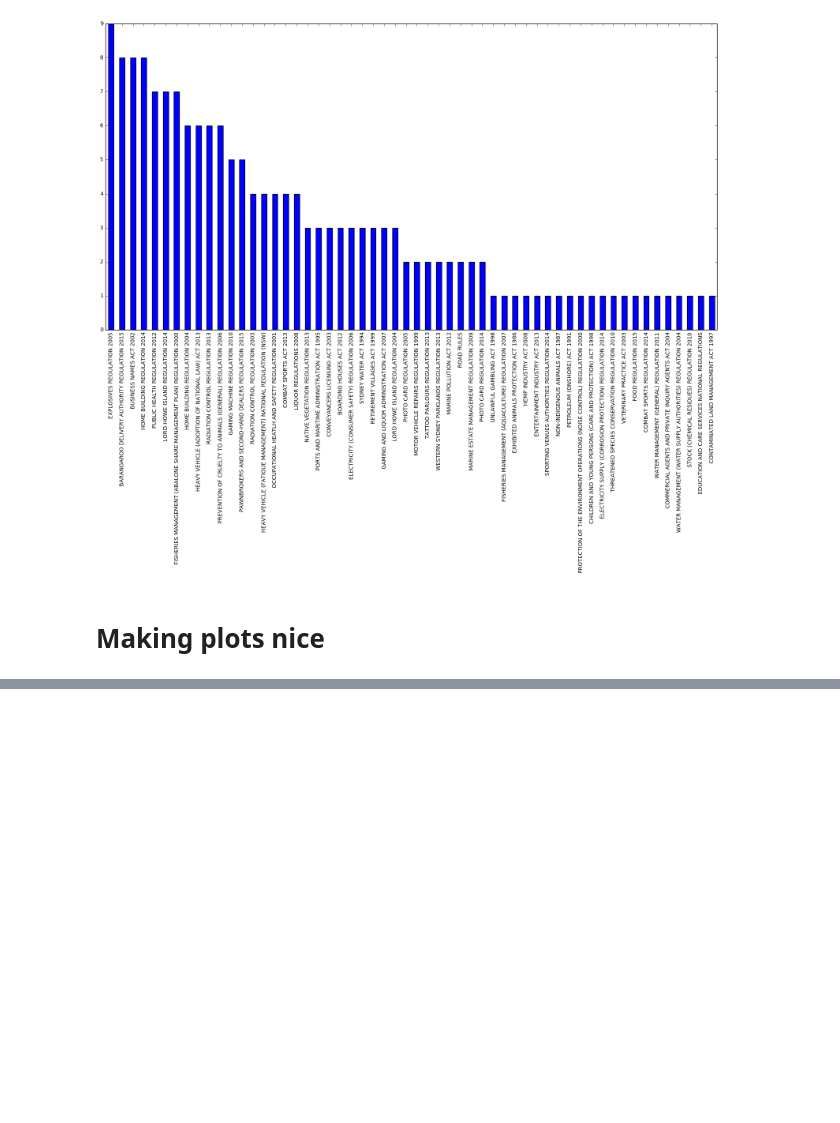
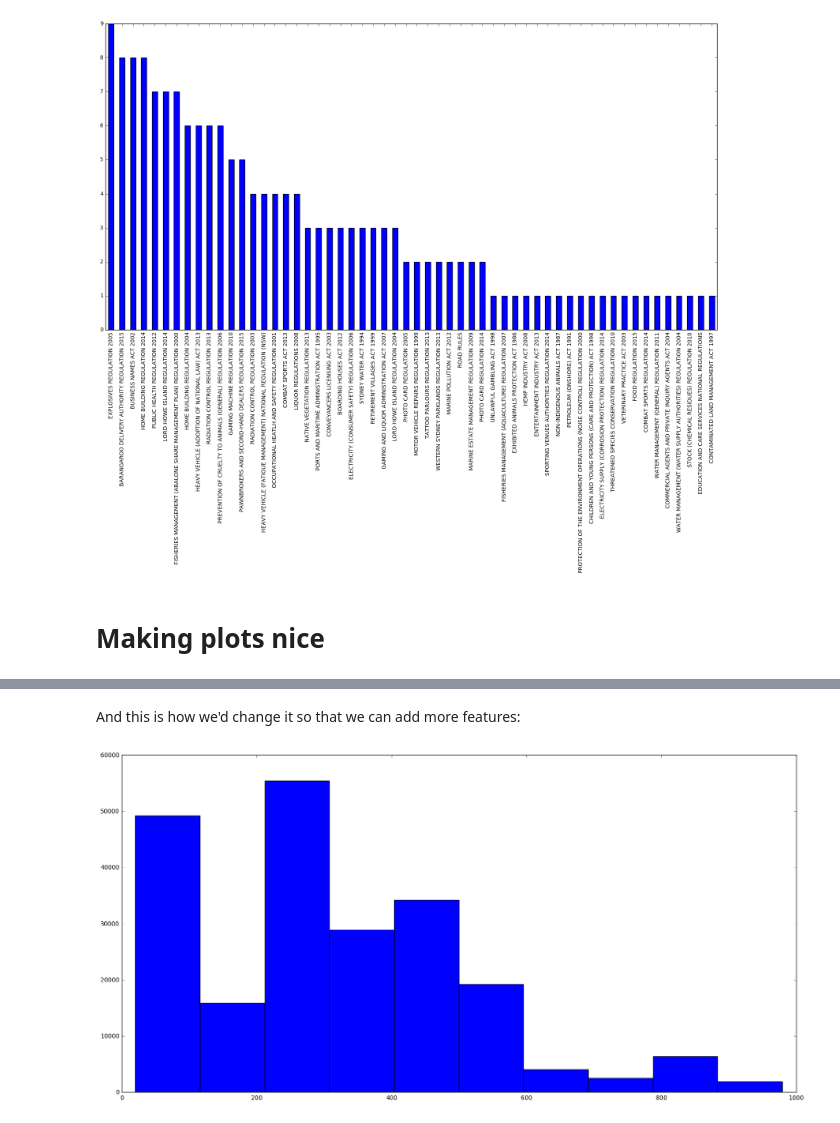
Before and after one commit to notionparallax/code1161base, a Jupyter notebook: week6/basic_pandas.ipynb, the cells around one changed output, grey strips where cells are left out. Cells and saved outputs as stored; diff of their text form; code cells hidden in the pictures; blank space fills up the shorter version.

```diff
--- a/week6/basic_pandas.ipynb
+++ b/week6/basic_pandas.ipynb
@@ -295,0 +323,9 @@ pdvc[pdvc < 10].plot(kind="bar")
+# %% [markdown]
+And this is how we'd change it so that we can add more features:
+# %%
+capped_face_value_data = penalty_data["FACE_VALUE"][penalty_data["FACE_VALUE"] < 1000]
+
+plt.hist(capped_face_value_data)
+plt.show()
+# %% [output]
+[figure, added]
```
Also changed, not shown: parts of 25 cells of this notebook.
